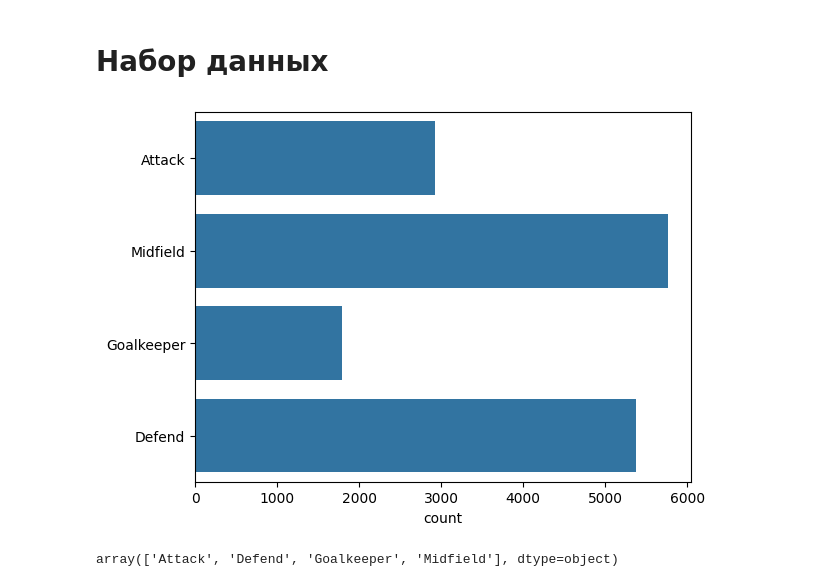
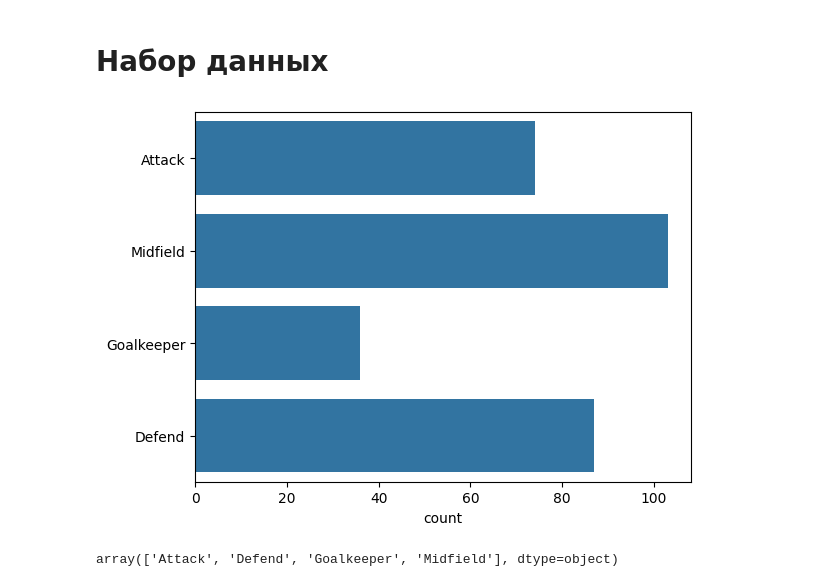
Before and after one commit to itmo-ml-lab-ML-course/lab1-knn-gkapelyushok, a Jupyter notebook: knn.ipynb, the cells around one changed output. Saved outputs shown, nothing was run; the diff lists cells and outputs as text; code cells hidden in the pictures.

```diff
--- a/knn.ipynb
+++ b/knn.ipynb
@@ -12,40 +12,41 @@ from sklearn.metrics import accuracy_score
 # Набор данных
 # %%
 df = pd.read_csv('male_players.csv')
+df = df.head(300)
 df.drop(columns=['n','Name', 'URL', 'GK', 'Gender', 'Club', 'Nation'], inplace=True)
 df = pd.get_dummies(df, columns=['Preferred foot'])
 replacement_map = {'Low': 0, 'Medium': 0.5, 'High': 1}
 df.replace(replacement_map, inplace=True)
 numerical_cols = df.select_dtypes(include=['int', 'float']).columns
 scaler = MinMaxScaler()
 df[numerical_cols] = scaler.fit_transform(df[numerical_cols])
 df.dropna(inplace=True)
 position_mapping = {
     'CAM': 'Midfield',
     'CB': 'Defend',
     'CDM': 'Midfield',
     'CF': 'Attack',
     'CM': 'Midfield',
     'GK': 'Goalkeeper',
     'LB': 'Defend',
     'LM': 'Midfield',
     'LW': 'Attack',
     'LWB': 'Defend',
     'RB': 'Defend',
     'RM': 'Midfield',
     'RW': 'Attack',
     'RWB': 'Defend',
     'ST': 'Attack'
 }
 df['Position'] = df['Position'].replace(position_mapping)
 
 X = df.drop('Position', axis=1).to_numpy()
 target = df['Position'].to_numpy()
 
 sns.countplot(target)
 plt.show()
 # %% [output]
-[figure, old version]
+[figure, new version]
 # %%
 X_train_temp, X_test, y_train_temp, y_test = train_test_split(X, target, test_size=0.2, random_state=42)
 
```
Also changed, not shown: parts of 12 cells of this notebook.
